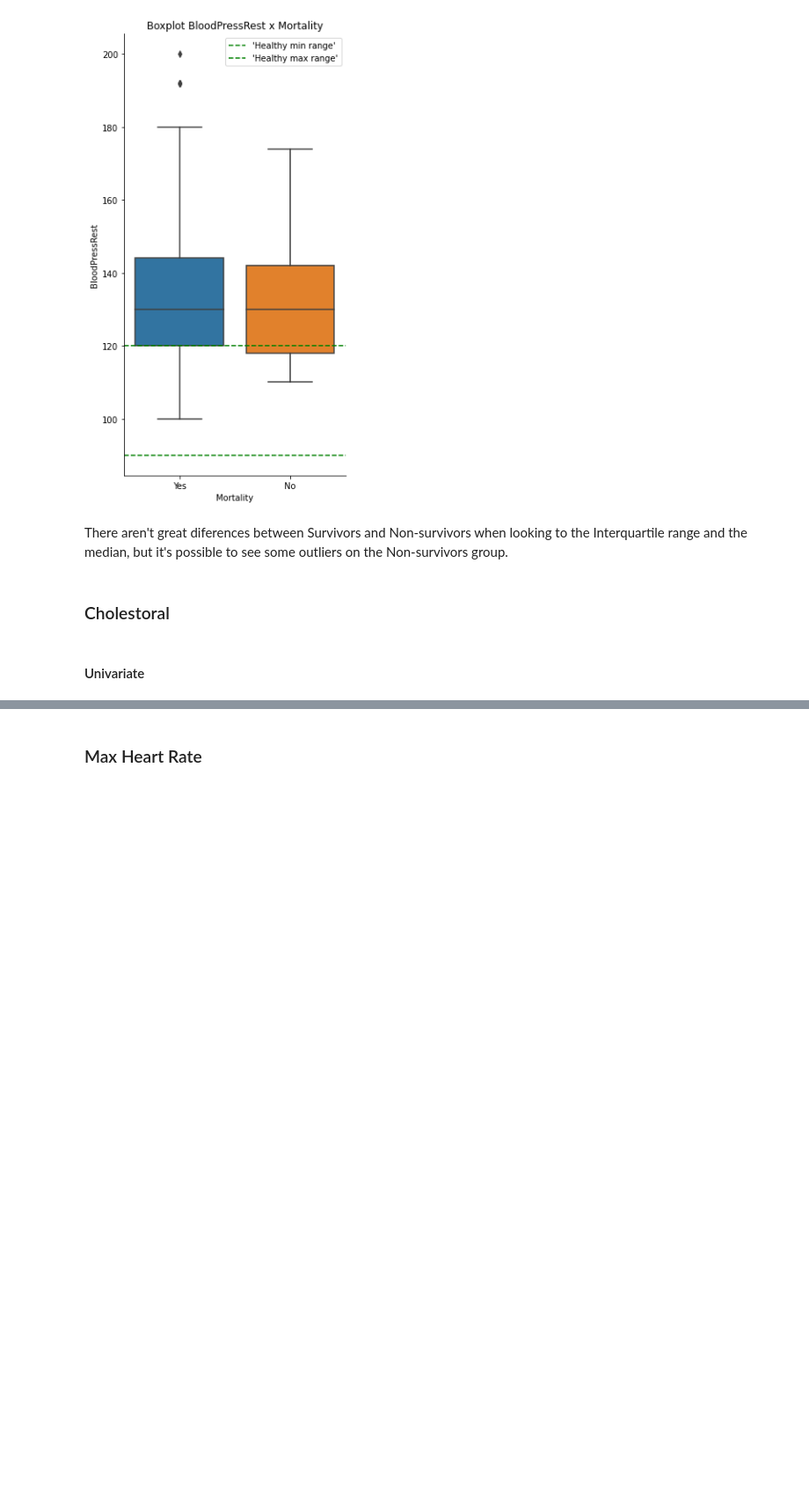
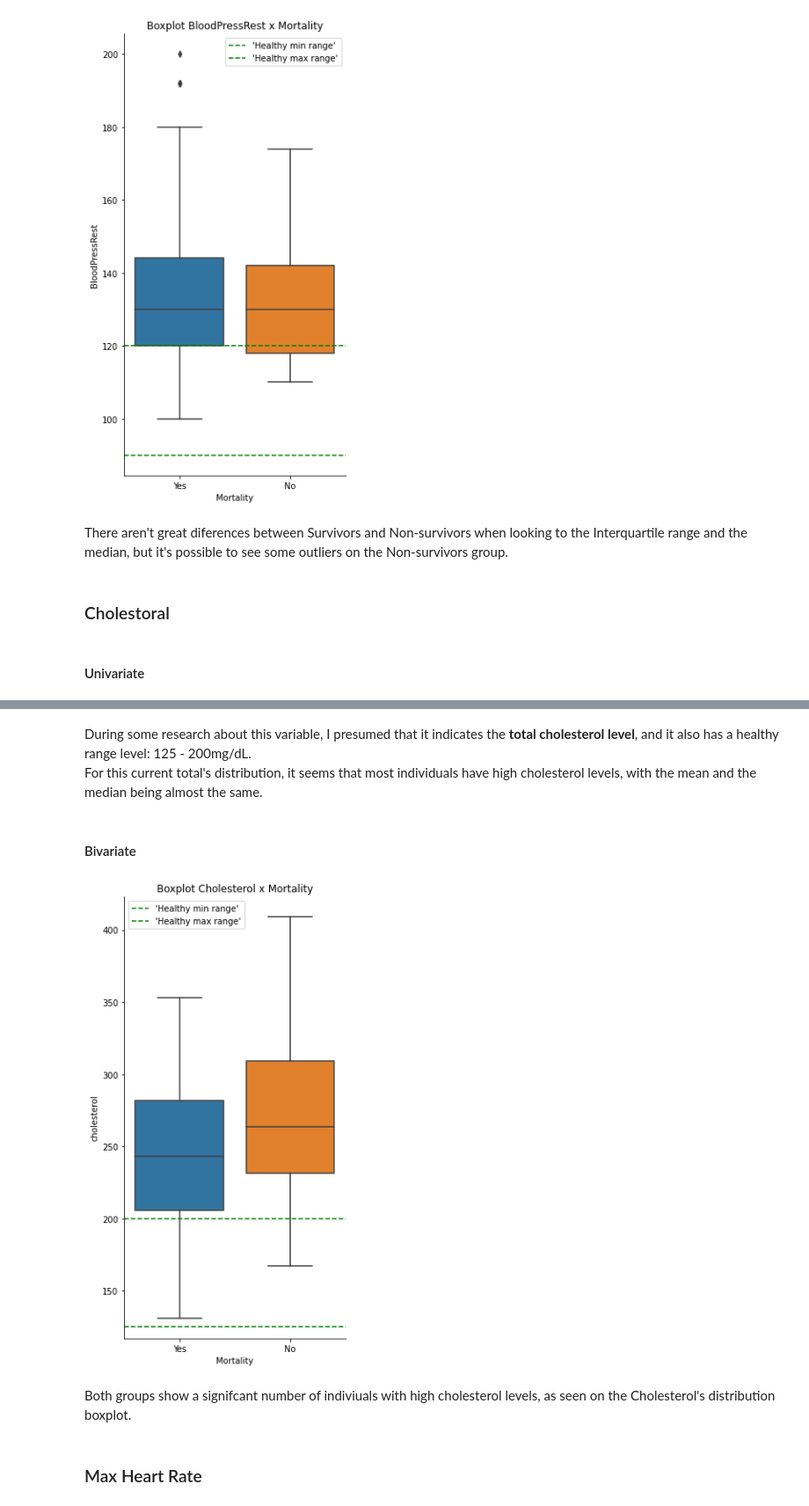
Before and after one commit to RenanGroot/EDA-Heart-Failure, a Jupyter notebook: Heart-Failure-EDA.ipynb, the cells around one changed output, grey strips where cells are left out. Shown at 88% size. Cells and saved outputs as stored; diff of their text form; code cells hidden in the pictures; blank space fills up the shorter version.

Commit message:
JupyterNotebook Updated

```diff
--- a/Heart-Failure-EDA.ipynb
+++ b/Heart-Failure-EDA.ipynb
@@ -816,2 +816,28 @@ plt.show()
+# %% [markdown]
+During some research about this variable, I presumed that it indicates the **total cholesterol level**, and it also has a healthy range level: 125 - 200mg/dL.
+<br>
+For this current total's distribution, it seems that most individuals have high cholesterol levels, with the mean and the median being almost the same.
+# %% [markdown]
+#### Bivariate
+# %%
+# Selecting plot data and plotting type
+graph = sns.catplot(data=df_numeric.replace({1:"Yes",0:"No"}), y="cholesterol", x="Mortality", kind="box",  height=8, aspect=9/16)
+
+# Setting the healthy's range lines
+graph.refline(y=125, color='green', ls='--', lw=1.5, label="'Healthy min range'")
+graph.refline(y=200, color='green', ls='--', lw=1.5, label="'Healthy max range'")
+
+# Setting plot's title
+graph.set(title="Boxplot Cholesterol x Mortality")
+
+# Plotting legend for the lines
+plt.legend()
+
+# Showing plot on JupyterNotebook
+plt.show()
+# %% [output]
+[figure, added]
+# %% [markdown]
+Both groups show a signifcant number of indiviuals with high cholesterol levels, as seen on the Cholesterol's distribution boxplot.
 # %% [markdown]
 ### Max Heart Rate
```
Also changed, not shown: parts of 13 cells of this notebook.
